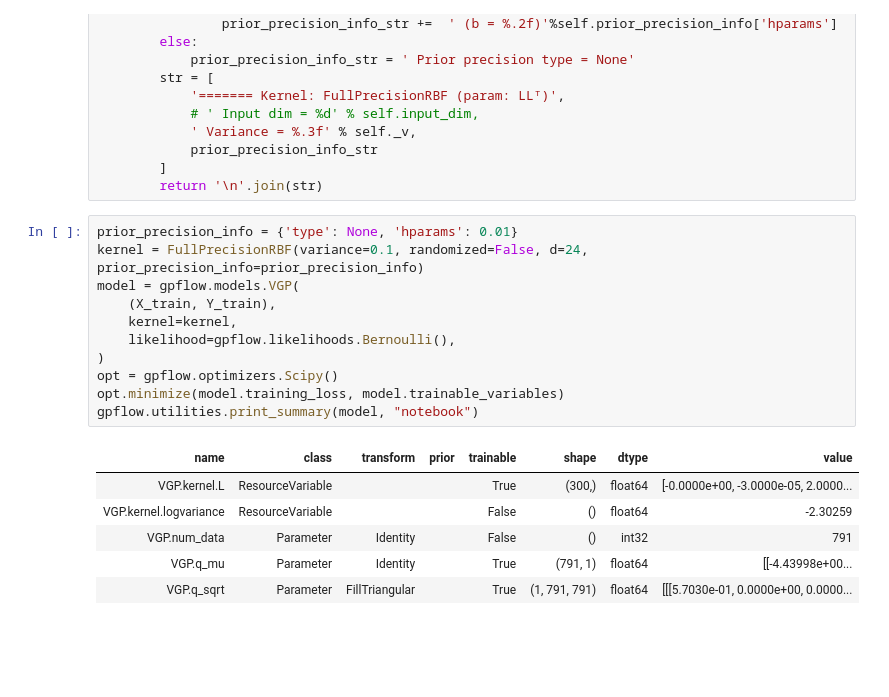
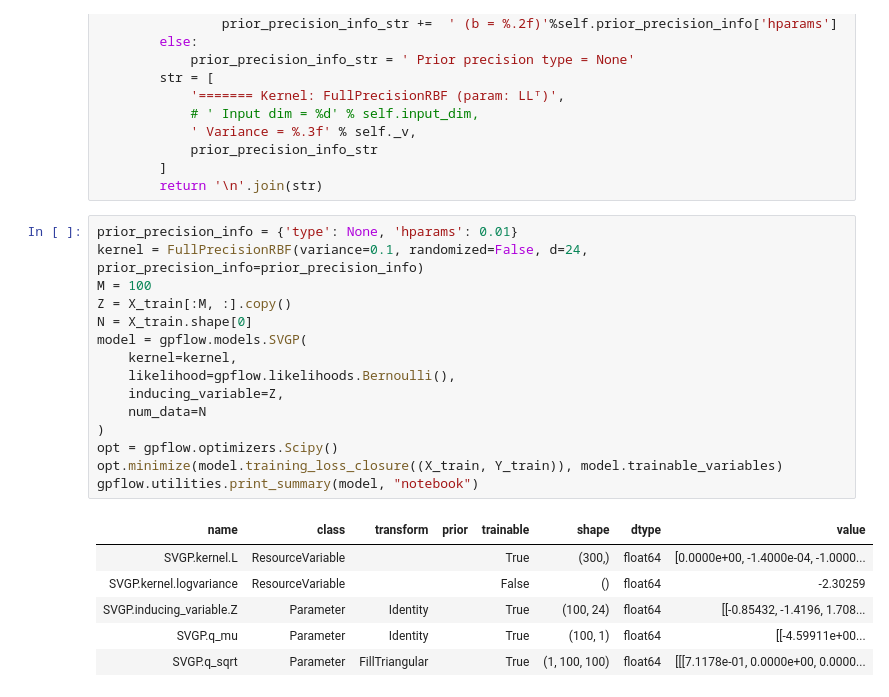
Before and after one commit to mattyred/BSGP_Automatic_Independence_Determination, a Jupyter notebook: Classification_Demo.ipynb, the cells around one changed output. Saved outputs shown, nothing was run; the diff lists cells and outputs as text; blank space fills up the shorter version.

```diff
--- a/Classification_Demo.ipynb
+++ b/Classification_Demo.ipynb
@@ -281,18 +282,22 @@ class FullPrecisionRBF(gpflow.kernels.Kernel):
 # %%
 prior_precision_info = {'type': None, 'hparams': 0.01}
 kernel = FullPrecisionRBF(variance=0.1, randomized=False, d=24, prior_precision_info=prior_precision_info)
-model = gpflow.models.VGP(
-    (X_train, Y_train),
+M = 100
+Z = X_train[:M, :].copy()
+N = X_train.shape[0]
+model = gpflow.models.SVGP(
     kernel=kernel,
     likelihood=gpflow.likelihoods.Bernoulli(),
+    inducing_variable=Z,
+    num_data=N
 )
 opt = gpflow.optimizers.Scipy()
-opt.minimize(model.training_loss, model.trainable_variables)
+opt.minimize(model.training_loss_closure((X_train, Y_train)), model.trainable_variables)
 gpflow.utilities.print_summary(model, "notebook")
 # %% [output]
 | name | class | transform | prior | trainable | shape | dtype | value |
-| VGP.kernel.L | ResourceVariable |  |  | True | (300,) | float64 | [-0.0000e+00, -3.0000e-05, 2.0000... |
-| VGP.kernel.logvariance | ResourceVariable |  |  | False | () | float64 | -2.30259 |
-| VGP.num_data | Parameter | Identity |  | False | () | int32 | 791 |
-| VGP.q_mu | Parameter | Identity |  | True | (791, 1) | float64 | [[-4.43998e+00... |
-| VGP.q_sqrt | Parameter | FillTriangular |  | True | (1, 791, 791) | float64 | [[[5.7030e-01, 0.0000e+00, 0.0000... |
+| SVGP.kernel.L | ResourceVariable |  |  | True | (300,) | float64 | [0.0000e+00, -1.4000e-04, -1.0000... |
+| SVGP.kernel.logvariance | ResourceVariable |  |  | False | () | float64 | -2.30259 |
+| SVGP.inducing_variable.Z | Parameter | Identity |  | True | (100, 24) | float64 | [[-0.85432, -1.4196, 1.708... |
+| SVGP.q_mu | Parameter | Identity |  | True | (100, 1) | float64 | [[-4.59911e+00... |
+| SVGP.q_sqrt | Parameter | FillTriangular |  | True | (1, 100, 100) | float64 | [[[7.1178e-01, 0.0000e+00, 0.0000... |
```
Also changed, not shown: parts of 10 cells of this notebook, 6 other files.
